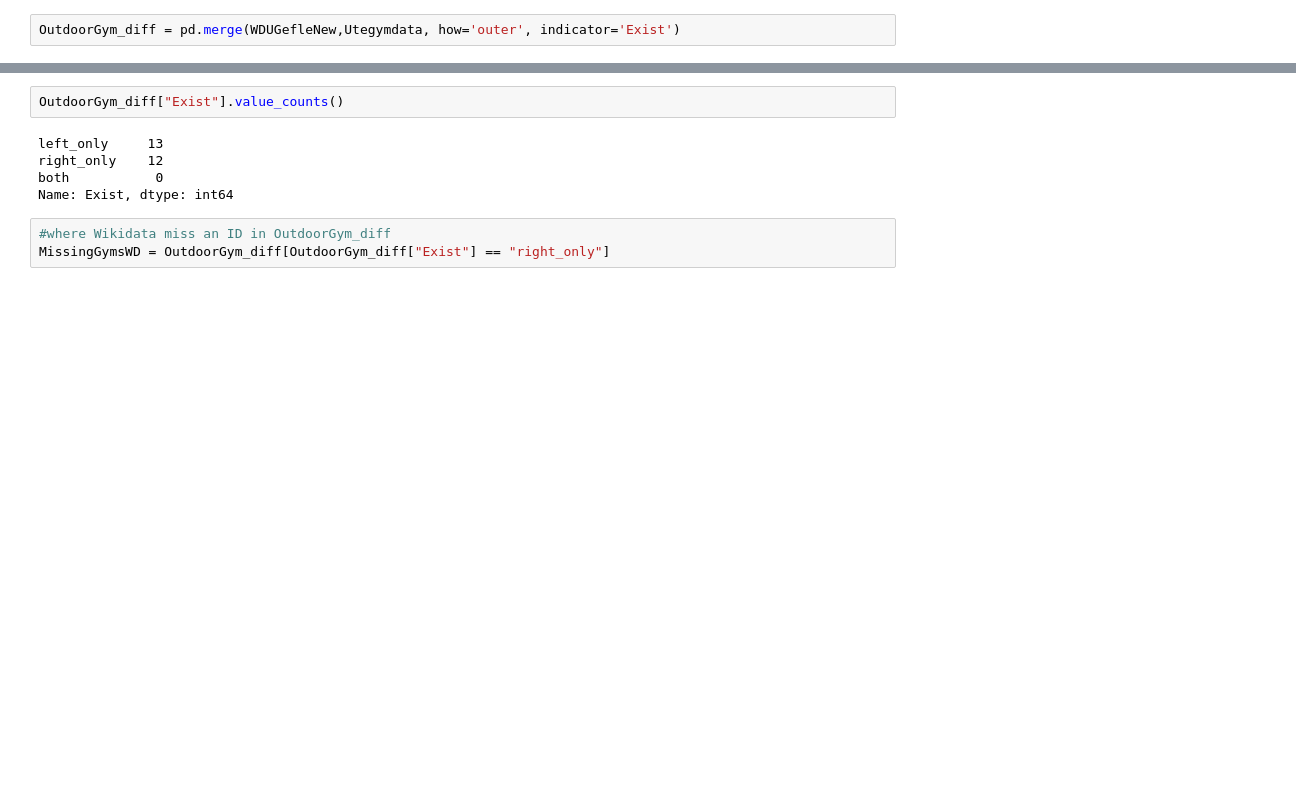
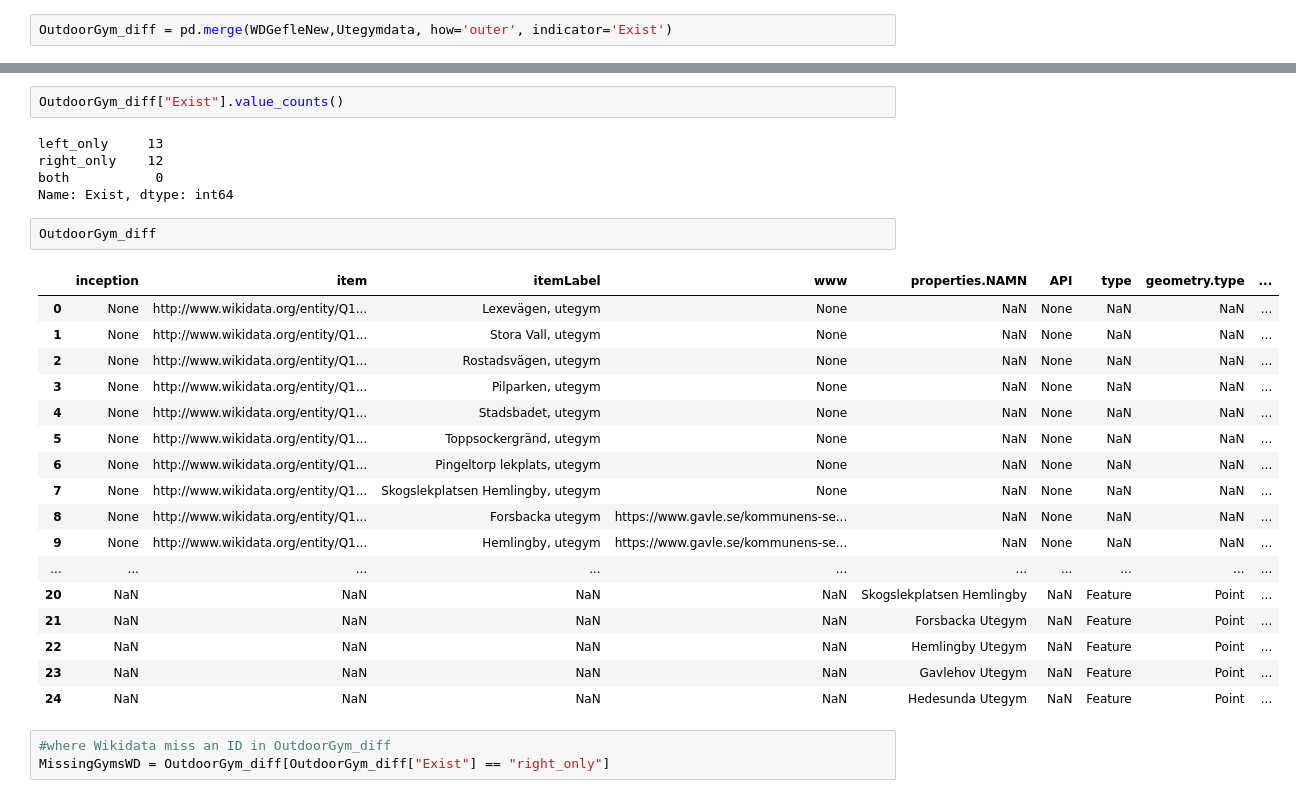
Before and after one commit to salgo60/ProjectOutdoorGyms, a Jupyter notebook: Jupyter/Gävle outdoor gym.ipynb, the cells around one changed output, grey strips where cells are left out. Saved outputs shown, nothing was run; the diff lists cells and outputs as text; blank space fills up the shorter version.

```diff
--- a/Jupyter/Gävle outdoor gym.ipynb
+++ b/Jupyter/Gävle outdoor gym.ipynb
@@ -197,5 +200,5 @@ memory usage: 752.0+ bytes
 # %%
-OutdoorGym_diff = pd.merge(WDUGefleNew,Utegymdata, how='outer', indicator='Exist')
+OutdoorGym_diff = pd.merge(WDGefleNew,Utegymdata, how='outer', indicator='Exist')
 # %%
 OutdoorGym_diff.info()
 # %% [output]
@@ -223,6 +226,26 @@ left_only     13
 right_only    12
 both           0
 Name: Exist, dtype: int64
+# %%
+OutdoorGym_diff
+# %% [output]
+|  | inception | item | itemLabel | www | properties.NAMN | API | type | geometry.type | ... |
+| 0 | None | http://www.wikidata.org/entity/Q1... | Lexevägen, utegym | None | NaN | None | NaN | NaN | ... |
+| 1 | None | http://www.wikidata.org/entity/Q1... | Stora Vall, utegym | None | NaN | None | NaN | NaN | ... |
+| 2 | None | http://www.wikidata.org/entity/Q1... | Rostadsvägen, utegym | None | NaN | None | NaN | NaN | ... |
+| 3 | None | http://www.wikidata.org/entity/Q1... | Pilparken, utegym | None | NaN | None | NaN | NaN | ... |
+| 4 | None | http://www.wikidata.org/entity/Q1... | Stadsbadet, utegym | None | NaN | None | NaN | NaN | ... |
+| 5 | None | http://www.wikidata.org/entity/Q1... | Toppsockergränd, utegym | None | NaN | None | NaN | NaN | ... |
+| 6 | None | http://www.wikidata.org/entity/Q1... | Pingeltorp lekplats, utegym | None | NaN | None | NaN | NaN | ... |
+| 7 | None | http://www.wikidata.org/entity/Q1... | Skogslekplatsen Hemlingby, utegym | None | NaN | None | NaN | NaN | ... |
+| 8 | None | http://www.wikidata.org/entity/Q1... | Forsbacka utegym | https://www.gavle.se/kommunens-se... | NaN | None | NaN | NaN | ... |
+| 9 | None | http://www.wikidata.org/entity/Q1... | Hemlingby, utegym | https://www.gavle.se/kommunens-se... | NaN | None | NaN | NaN | ... |
+| ... | ... | ... | ... | ... | ... | ... | ... | ... | ... |
+| 20 | NaN | NaN | NaN | NaN | Skogslekplatsen Hemlingby | NaN | Feature | Point | ... |
+| 21 | NaN | NaN | NaN | NaN | Forsbacka Utegym | NaN | Feature | Point | ... |
+| 22 | NaN | NaN | NaN | NaN | Hemlingby Utegym | NaN | Feature | Point | ... |
+| 23 | NaN | NaN | NaN | NaN | Gavlehov Utegym | NaN | Feature | Point | ... |
+| 24 | NaN | NaN | NaN | NaN | Hedesunda Utegym | NaN | Feature | Point | ... |
 # %%
 #where Wikidata miss an ID in OutdoorGym_diff
 MissingGymsWD = OutdoorGym_diff[OutdoorGym_diff["Exist"] == "right_only"]
```
Also changed, not shown: parts of 10 cells of this notebook, 2 other files.
